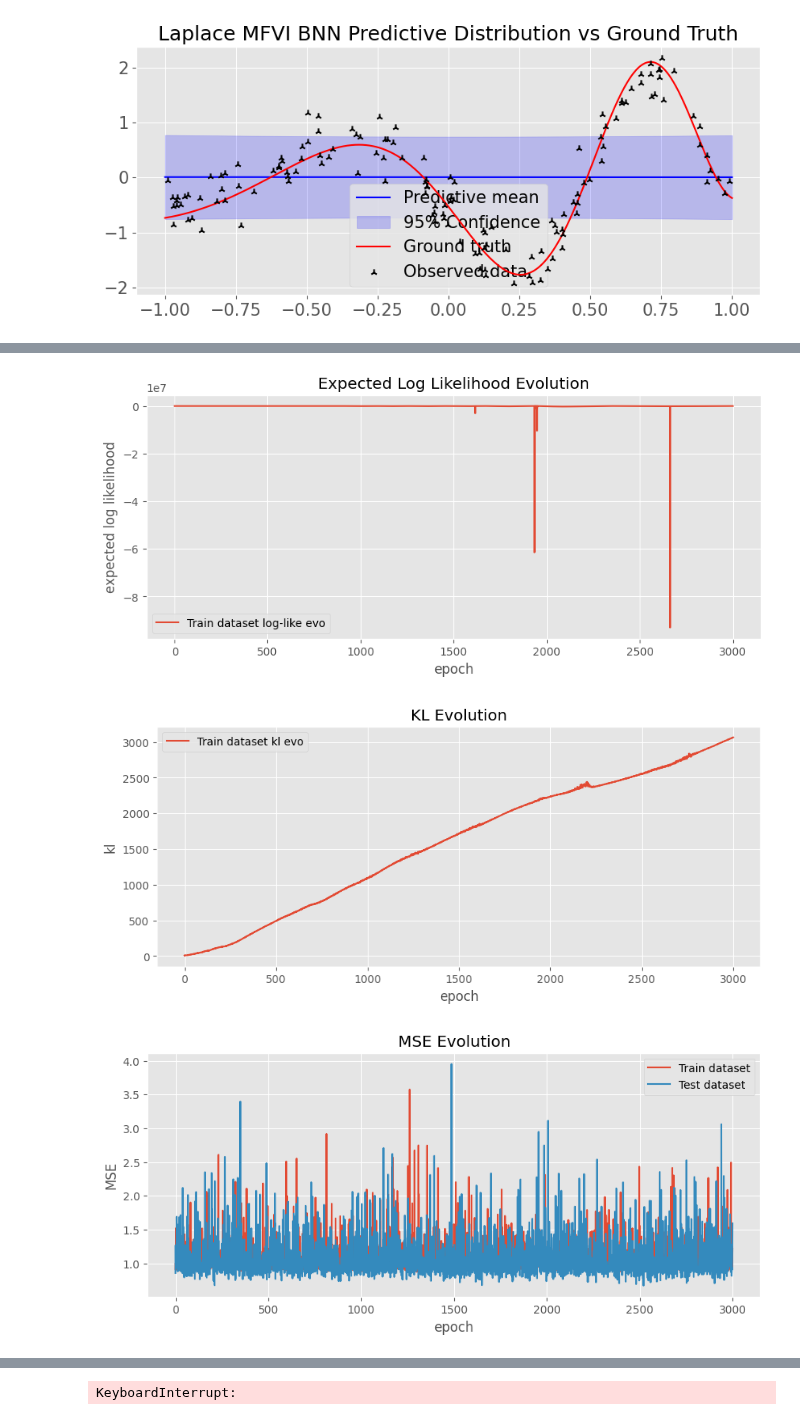
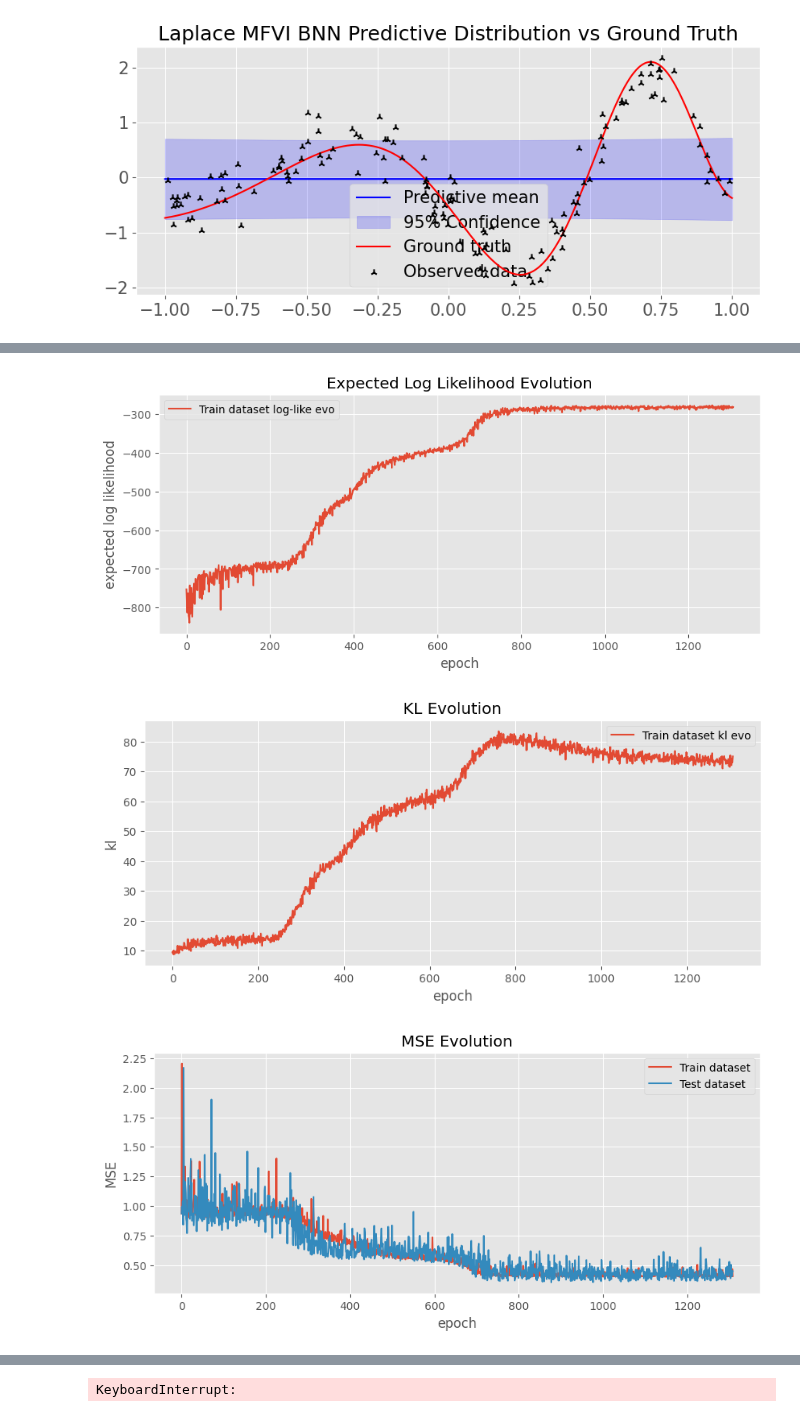
Before and after one commit to Marco-Gal/Bayesian-Neural-Network-Project, a Jupyter notebook: t distribution toy problems/gaussian-noise.ipynb, the cells around one changed output, grey strips where cells are left out. Drawn from its saved outputs; the diff is of its cells as text; code cells hidden in the pictures.

```diff
--- a/t distribution toy problems/gaussian-noise.ipynb
+++ b/t distribution toy problems/gaussian-noise.ipynb
@@ -756,16 +756,16 @@ window_size = 5
 tol = 1
 
 for epoch in tqdm(range(max_epochs)):  # epochs
-    g_opt.zero_grad()
+    lap_opt.zero_grad()
 
     l, ll, kl = lap_bnn_model.loss(x_tr, y_tr, num_samples = 20)
     tr_loss_evo.append(l.item())
     tr_ll_evo.append(ll.item())
     tr_kl_evo.append(kl.item())
-    tr_mse_loss_evo.append(aux_loss(gaussian_bnn_model(x_tr)[0], y_tr.unsqueeze(0)).item())
+    tr_mse_loss_evo.append(aux_loss(lap_bnn_model(x_tr)[0], y_tr.unsqueeze(0)).item())
 
-    te_loss_evo.append(gaussian_bnn_model.loss(x_te, y_te)[0].item())
-    te_mse_loss_evo.append(aux_loss(gaussian_bnn_model(x_te)[0], y_te.unsqueeze(0)).item())
+    te_loss_evo.append(lap_bnn_model.loss(x_te, y_te,num_samples=20)[0].item())
+    te_mse_loss_evo.append(aux_loss(lap_bnn_model(x_te)[0], y_te.unsqueeze(0)).item())
 
     l.backward()
     lap_opt.step()
@@ -813,6 +814,6 @@ plt.show()
-[figure, old version]
+[figure, new version]
-[figure, old version]
+[figure, new version]
-[figure, old version]
+[figure, new version]
 # %%
 # xs = np.linspace(-1, 1, 500)
 # num_samps = 1000
```
Also changed, not shown: parts of 2 cells of this notebook.
